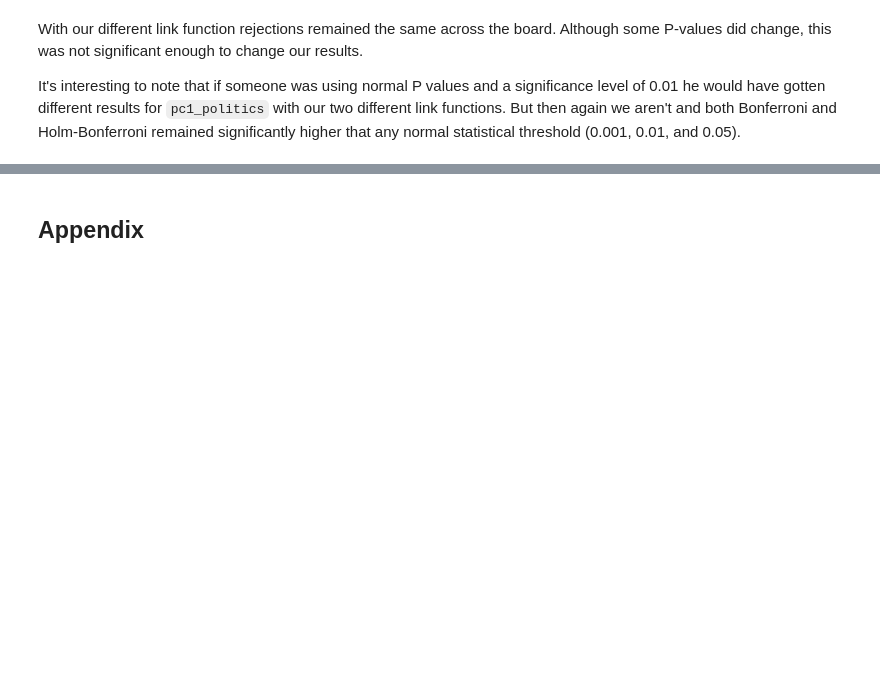
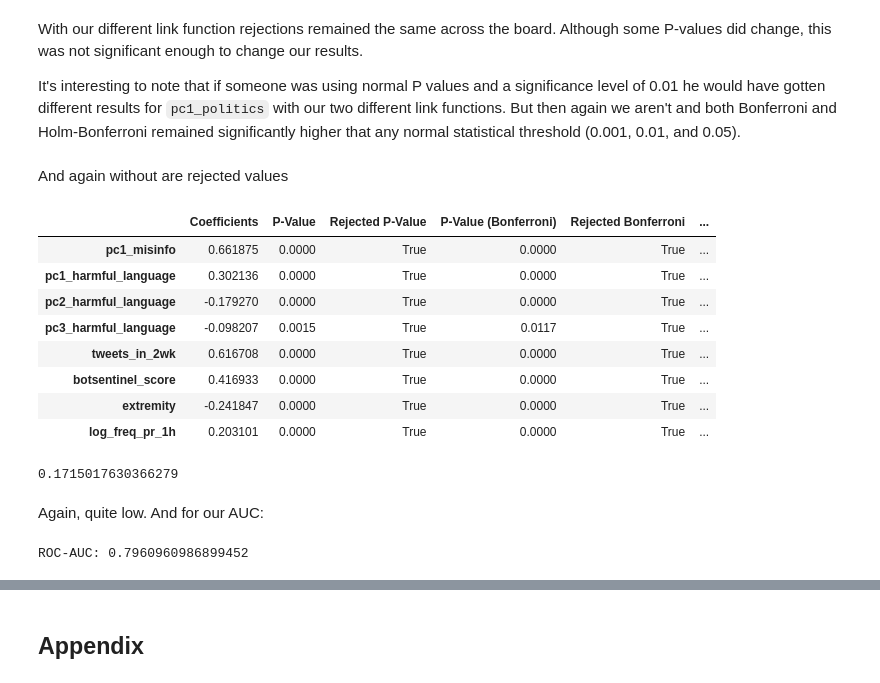
Before and after one commit to panos1b/Social-Media-Sanctions-and-Misinformation-Sharing, a Jupyter notebook: differences_misinformation_solution.ipynb, the cells around one changed output, grey strips where cells are left out. Saved outputs shown, nothing was run; the diff lists cells and outputs as text; code cells hidden in the pictures; blank space fills up the shorter version.

```diff
--- a/differences_misinformation_solution.ipynb
+++ b/differences_misinformation_solution.ipynb
@@ -785,3 +871,64 @@ results_logit_df
 With our different link function rejections remained the same across the board. Although some P-values did change, this was not significant enough to change our results.
 
 It's interesting to note that if someone was using normal P values and a significance level of 0.01 he would have gotten different results for `pc1_politics` with our two different link functions. But then again we aren't and both Bonferroni and Holm-Bonferroni remained significantly higher that any normal statistical threshold (0.001, 0.01, and 0.05).
+# %% [markdown]
+And again without are rejected values
+# %%
+variables = [
+    'pc1_misinfo', 'pc1_harmful_language',
+    'pc2_harmful_language', 'pc3_harmful_language',
+    'tweets_in_2wk', 'botsentinel_score', 'extremity',
+    'log_freq_pr_1h'
+    ]
+
+data_logit = data[['suspended'] + variables]
+
+y = data_logit['suspended']
+X = sm.add_constant(data_logit[variables])
+
+# Perform Logit
+logit_model = sm.Logit(y, X).fit(disp=0)
+coefficients = logit_model.params[1:]
+
+# Extract the p-values
+p_values = logit_model.pvalues[1:]
+
+# Bonferroni correction
+rejected_bonferroni, p_val__bonferroni, _, _ = multipletests(p_values, method='bonferroni')
+# Holm-Bonferroni correction
+rejected_bonferroni_holm, p_val_bonferroni_holm, _, _ = multipletests(p_values, method='holm')
+
+results_logit_df = pd.DataFrame({
+    'Coefficients': coefficients,
+    'P-Value': p_values.round(4),
+    'Rejected P-Value': p_values<=sig,
+    'P-Value (Bonferroni)': p_val__bonferroni.round(4),
+    'Rejected Bonferroni': rejected_bonferroni,
+    'P-Value (Holm-Bonferroni)': p_val__bonferroni.round(4),
+    'Rejected Holm-Bonferroni': rejected_bonferroni,
+})
+
+results_logit_df
+# %% [output]
+|  | Coefficients | P-Value | Rejected P-Value | P-Value (Bonferroni) | Rejected Bonferroni | ... |
+| pc1_misinfo | 0.661875 | 0.0000 | True | 0.0000 | True | ... |
+| pc1_harmful_language | 0.302136 | 0.0000 | True | 0.0000 | True | ... |
+| pc2_harmful_language | -0.179270 | 0.0000 | True | 0.0000 | True | ... |
+| pc3_harmful_language | -0.098207 | 0.0015 | True | 0.0117 | True | ... |
+| tweets_in_2wk | 0.616708 | 0.0000 | True | 0.0000 | True | ... |
+| botsentinel_score | 0.416933 | 0.0000 | True | 0.0000 | True | ... |
+| extremity | -0.241847 | 0.0000 | True | 0.0000 | True | ... |
+| log_freq_pr_1h | 0.203101 | 0.0000 | True | 0.0000 | True | ... |
+# %%
+logit_model.prsquared
+# %% [output]
+0.1715017630366279
+# %% [markdown]
+Again, quite low. And for our AUC:
+# %%
+from sklearn.metrics import roc_auc_score, roc_curve
+y_pred_prob = logit_model.predict(X)
+auc = roc_auc_score(y, y_pred_prob)
+print(f'ROC-AUC: {auc}')
+# %% [output]
+ROC-AUC: 0.7960960986899452
```
Also changed, not shown: parts of 19 cells of this notebook.
